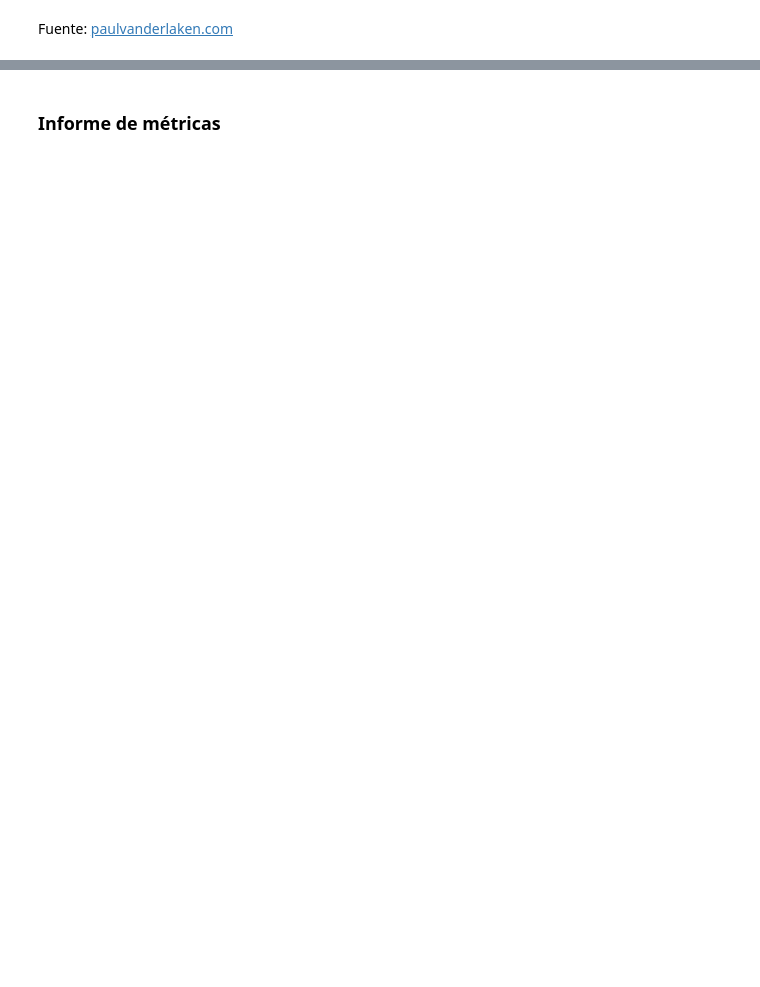
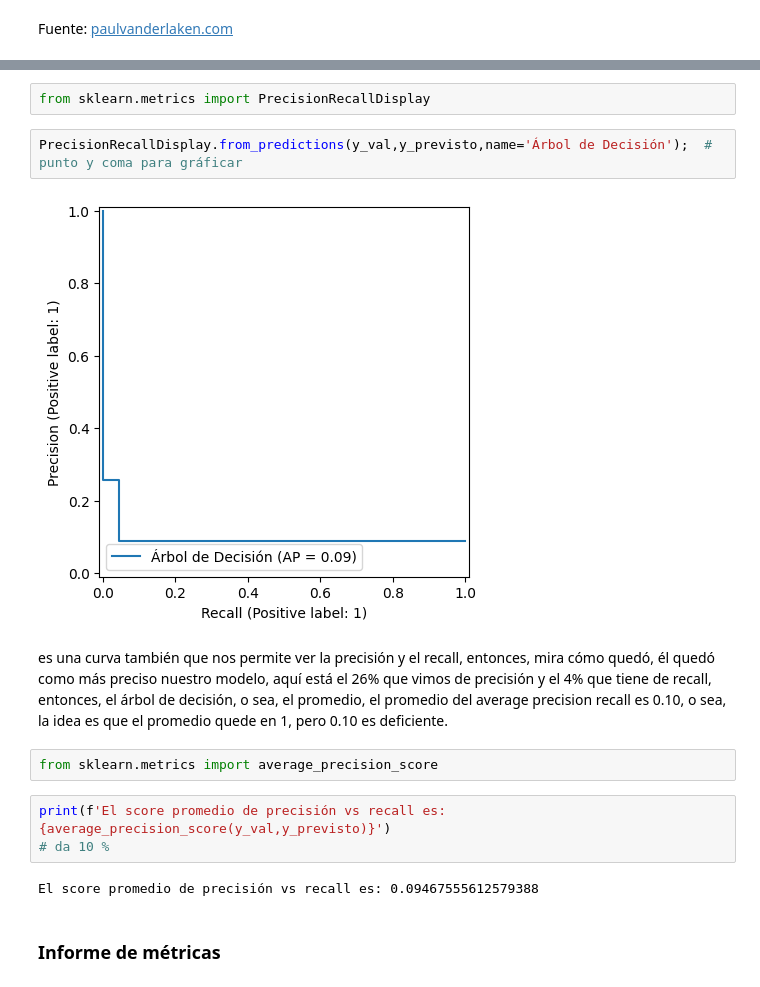
Before and after one commit to evs-11/Clasificaci-n_Validacion-de-Modelos-y-Metricas-de-Evaluacion, a Jupyter notebook: Clasificacion_validacion_y_metricas.ipynb, the cells around one changed output, grey strips where cells are left out. Cells and saved outputs as stored; diff of their text form; blank space fills up the shorter version.

```diff
--- a/Clasificacion_validacion_y_metricas.ipynb
+++ b/Clasificacion_validacion_y_metricas.ipynb
@@ -102,2 +306,17 @@ Fuente: [paulvanderlaken.com](https://paulvanderlaken.com/2019/08/16/roc-auc-pre
+# %%
+from sklearn.metrics import PrecisionRecallDisplay
+# %%
+PrecisionRecallDisplay.from_predictions(y_val,y_previsto,name='Árbol de Decisión');  # punto y coma para gráficar
+# %% [output]
+[figure, added]
+# %% [markdown]
+es una curva también que nos permite ver la precisión y el recall, entonces, mira cómo quedó, él quedó como más preciso nuestro modelo, aquí está el 26% que vimos de precisión y el 4% que tiene de recall, entonces, el árbol de decisión, o sea, el promedio, el promedio del average precision recall es 0.10, o sea, la idea es que el promedio quede en 1, pero 0.10 es deficiente.
+# %%
+from sklearn.metrics import average_precision_score
+# %%
+print(f'El score promedio de precisión vs recall es: {average_precision_score(y_val,y_previsto)}')
+# da 10 %
+# %% [output]
+El score promedio de precisión vs recall es: 0.09467555612579388
 # %% [markdown]
 ### Informe de métricas
```
Also changed, not shown: parts of 65 cells of this notebook.
